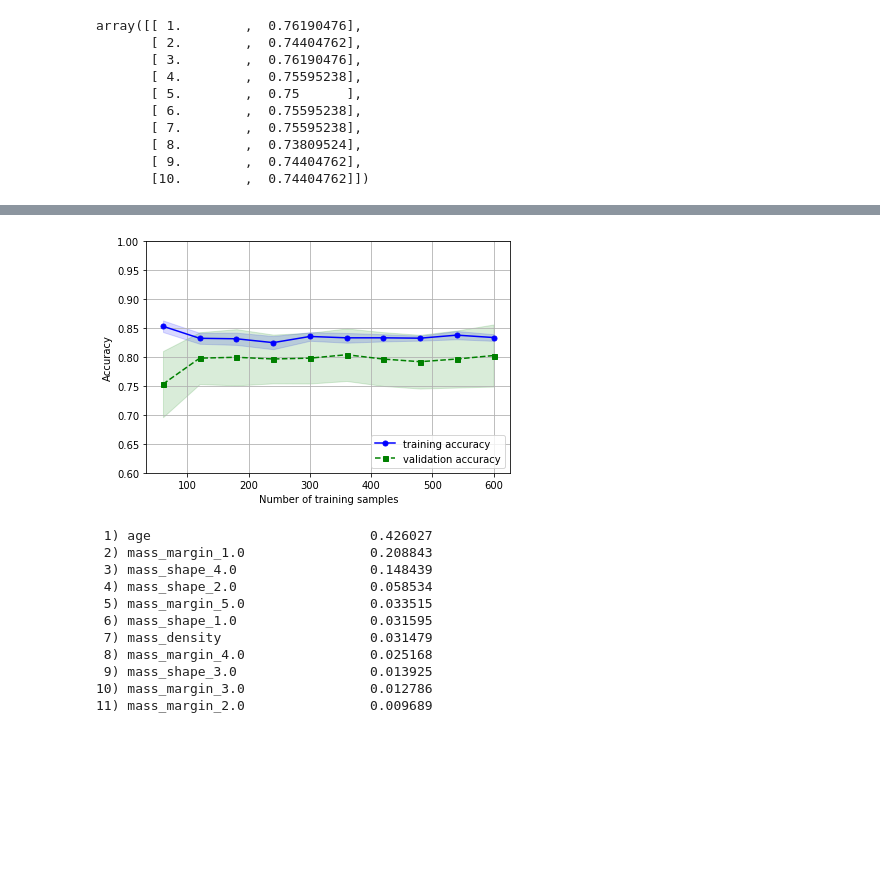
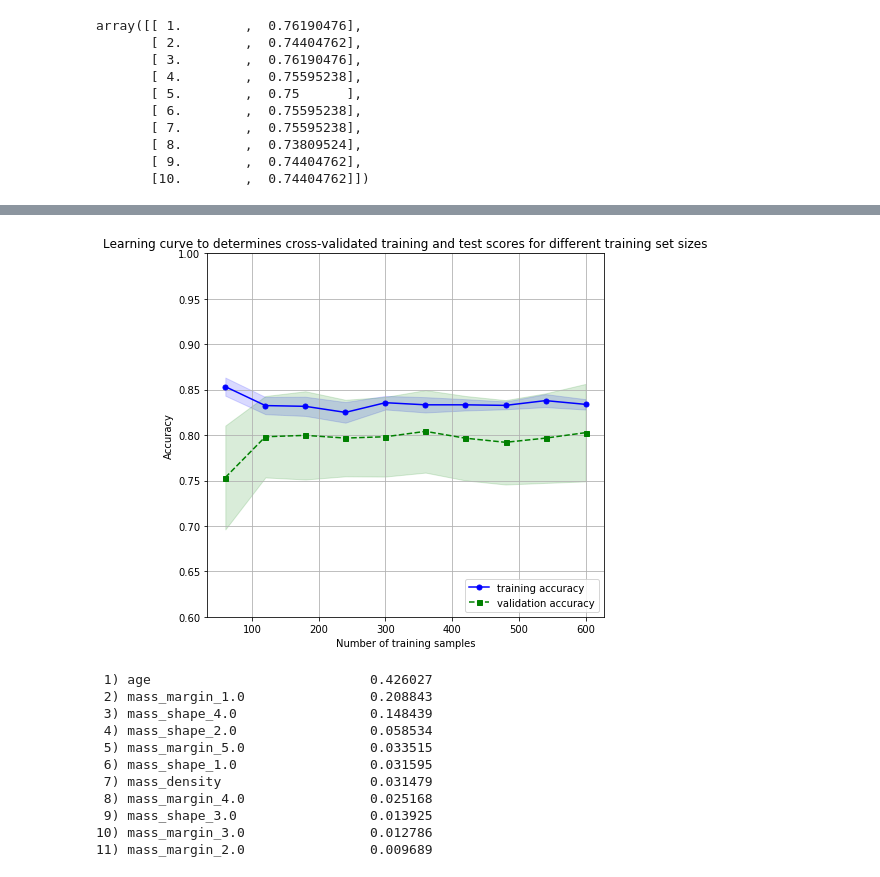
Before and after one commit to liivits/ML, a Jupyter notebook: ML-1.ipynb, the cells around one changed output, grey strips where cells are left out. Drawn from its saved outputs; the diff is of its cells as text; code cells hidden in the pictures; blank space fills up the shorter version.

```diff
--- a/ML-1.ipynb
+++ b/ML-1.ipynb
@@ -533,11 +572,10 @@ plt.show()
 # %%
-#learning curve to help determine if the model is likely to overfit or underfit
-pipe_svm = make_pipeline(StandardScaler(),
-                    SVC(probability=True, verbose = False))
-
+#learning curve to help determine if the SVC model is likely to overfit or underfit
+pipe_svc = Pipeline([('scl', StandardScaler()),
+                    ('clf', SVC(probability=True, verbose = False))])
 
 train_sizes, train_scores, test_scores =\
-                learning_curve(estimator=pipe_svm,
+                learning_curve(estimator=pipe_svc,
                                X=X_train,
                                y=y_train,
                                train_sizes=np.linspace(0.1, 1.0, 10),
@@ -547,37 +585,39 @@ train_sizes, train_scores, test_scores =\
 train_mean = np.mean(train_scores, axis=1)
 train_std = np.std(train_scores, axis=1)
 test_mean = np.mean(test_scores, axis=1)
 test_std = np.std(test_scores, axis=1)
+
+plt.figure(figsize=(8,6))
 
 plt.plot(train_sizes, train_mean,
          color='blue', marker='o',
          markersize=5, label='training accuracy')
 
 plt.fill_between(train_sizes,
                  train_mean + train_std,
                  train_mean - train_std,
                  alpha=0.15, color='blue')
 
 plt.plot(train_sizes, test_mean,
          color='green', linestyle='--',
          marker='s', markersize=5,
          label='validation accuracy')
 
 plt.fill_between(train_sizes,
                  test_mean + test_std,
                  test_mean - test_std,
                  alpha=0.15, color='green')
 
 plt.grid()
-plt.xlabel('Number of training samples')
-plt.ylabel('Accuracy')
+plt.xlabel('Number of training samples',fontsize =10)
+plt.ylabel('Accuracy',fontsize =10)
 plt.legend(loc='lower right')
 plt.ylim([0.6, 1])
-plt.title('Learning curve to determines cross-validated training and test scores for different training set sizes')
+plt.title('Learning curve to determines cross-validated training and test scores for different training set sizes', fontsize = 12)
 plt.tight_layout()
 plt.show()
 # %% [output]
-[figure, old version]
+[figure, new version]
 # %%
 #Selecting the most impportant features to be used for
 from sklearn.ensemble import RandomForestClassifier
```
Also changed, not shown: parts of 54 cells of this notebook.
